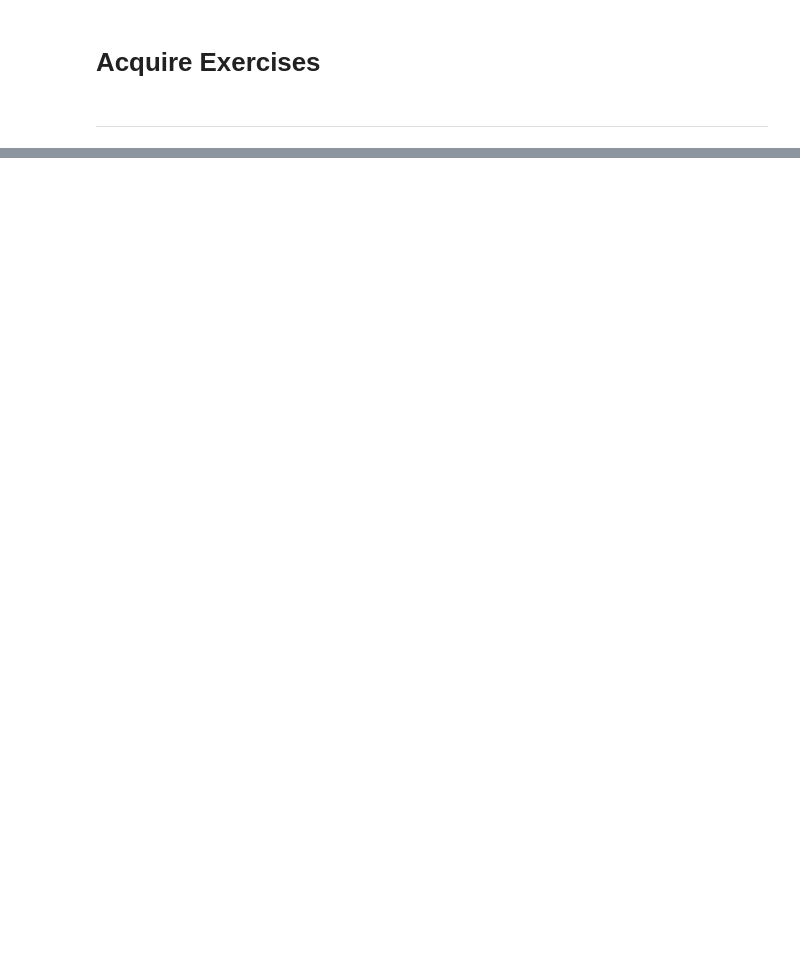
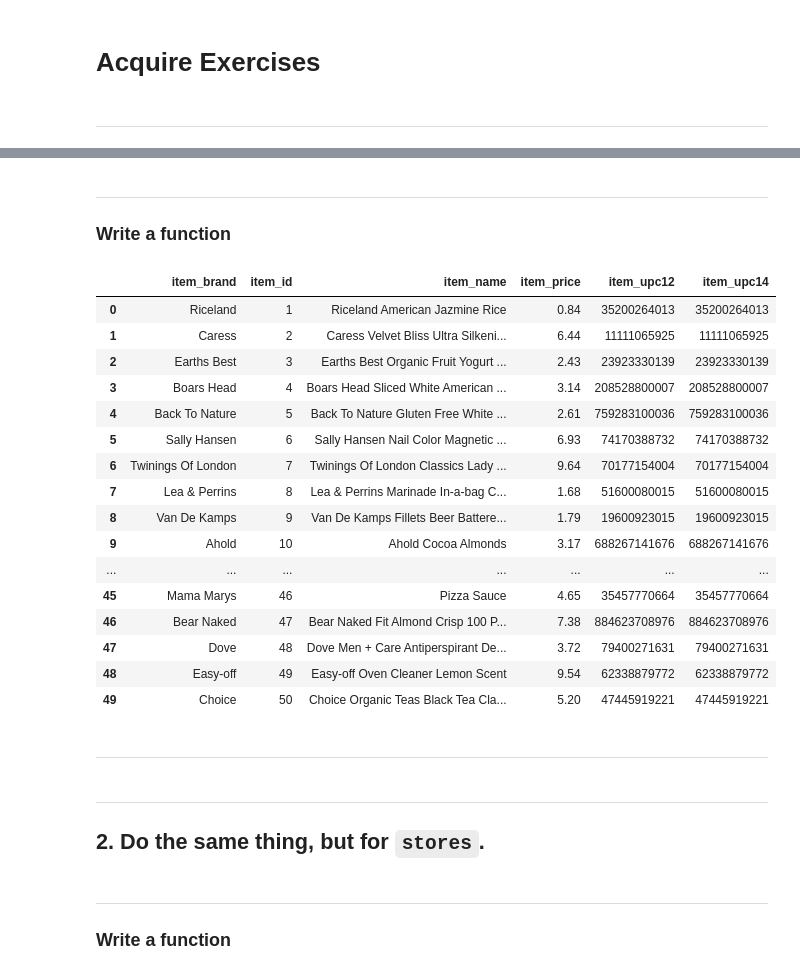
Before and after one commit to aleclhartman/ds-methodologies-exercises, a Jupyter notebook: time_series/acquire.ipynb, the cells around one changed output, grey strips where cells are left out. Drawn from its saved outputs; the diff is of its cells as text; code cells hidden in the pictures; blank space fills up the shorter version.

Commit message:
functions written

```diff
--- a/time_series/acquire.ipynb
+++ b/time_series/acquire.ipynb
@@ -72,0 +53,3 @@ items
+# %% [markdown]
+---
+### Write a function
@@ -72,0 +93,23 @@ items
+# %%
+items = ac.get_items(base_url="https://python.zach.lol", api="/api/v1/items")
+items
+# %% [output]
+|  | item_brand | item_id | item_name | item_price | item_upc12 | item_upc14 |
+| 0 | Riceland | 1 | Riceland American Jazmine Rice | 0.84 | 35200264013 | 35200264013 |
+| 1 | Caress | 2 | Caress Velvet Bliss Ultra Silkeni... | 6.44 | 11111065925 | 11111065925 |
+| 2 | Earths Best | 3 | Earths Best Organic Fruit Yogurt ... | 2.43 | 23923330139 | 23923330139 |
+| 3 | Boars Head | 4 | Boars Head Sliced White American ... | 3.14 | 208528800007 | 208528800007 |
+| 4 | Back To Nature | 5 | Back To Nature Gluten Free White ... | 2.61 | 759283100036 | 759283100036 |
+| 5 | Sally Hansen | 6 | Sally Hansen Nail Color Magnetic ... | 6.93 | 74170388732 | 74170388732 |
+| 6 | Twinings Of London | 7 | Twinings Of London Classics Lady ... | 9.64 | 70177154004 | 70177154004 |
+| 7 | Lea & Perrins | 8 | Lea & Perrins Marinade In-a-bag C... | 1.68 | 51600080015 | 51600080015 |
+| 8 | Van De Kamps | 9 | Van De Kamps Fillets Beer Battere... | 1.79 | 19600923015 | 19600923015 |
+| 9 | Ahold | 10 | Ahold Cocoa Almonds | 3.17 | 688267141676 | 688267141676 |
+| ... | ... | ... | ... | ... | ... | ... |
+| 45 | Mama Marys | 46 | Pizza Sauce | 4.65 | 35457770664 | 35457770664 |
+| 46 | Bear Naked | 47 | Bear Naked Fit Almond Crisp 100 P... | 7.38 | 884623708976 | 884623708976 |
+| 47 | Dove | 48 | Dove Men + Care Antiperspirant De... | 3.72 | 79400271631 | 79400271631 |
+| 48 | Easy-off | 49 | Easy-off Oven Cleaner Lemon Scent | 9.54 | 62338879772 | 62338879772 |
+| 49 | Choice | 50 | Choice Organic Teas Black Tea Cla... | 5.20 | 47445919221 | 47445919221 |
+# %% [markdown]
+---
@@ -72,0 +182,3 @@ items
+# %% [markdown]
+---
+## 2. Do the same thing, but for `stores`.
@@ -72,0 +192,3 @@ items
+# %% [markdown]
+---
+### Write a function
```
Also changed, not shown: parts of 57 cells of this notebook, 1 other file.
